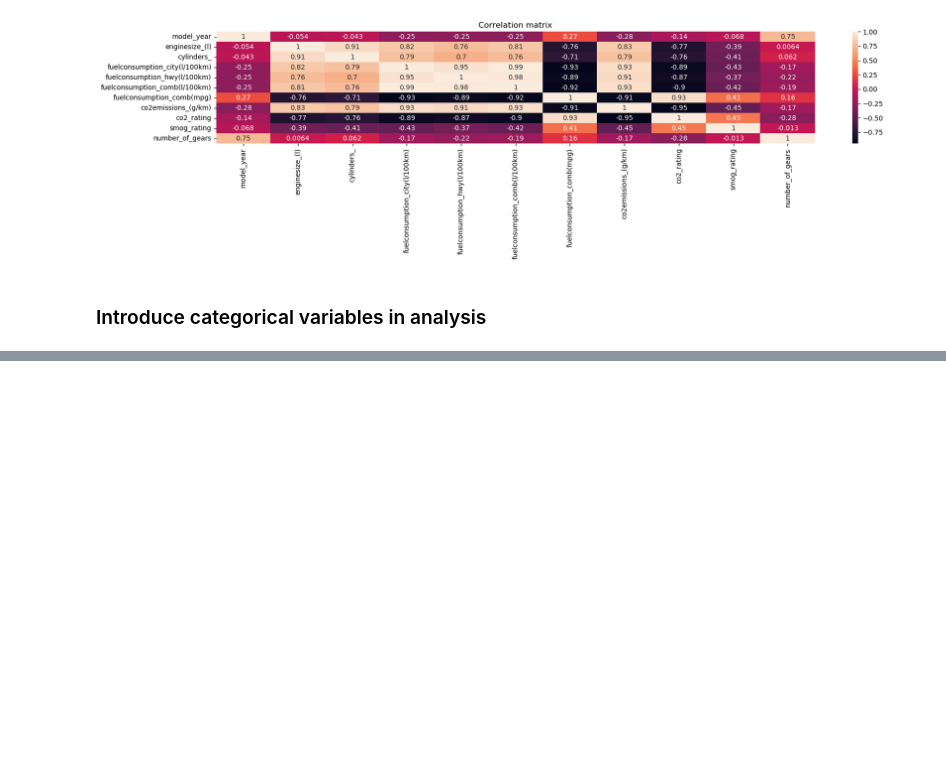
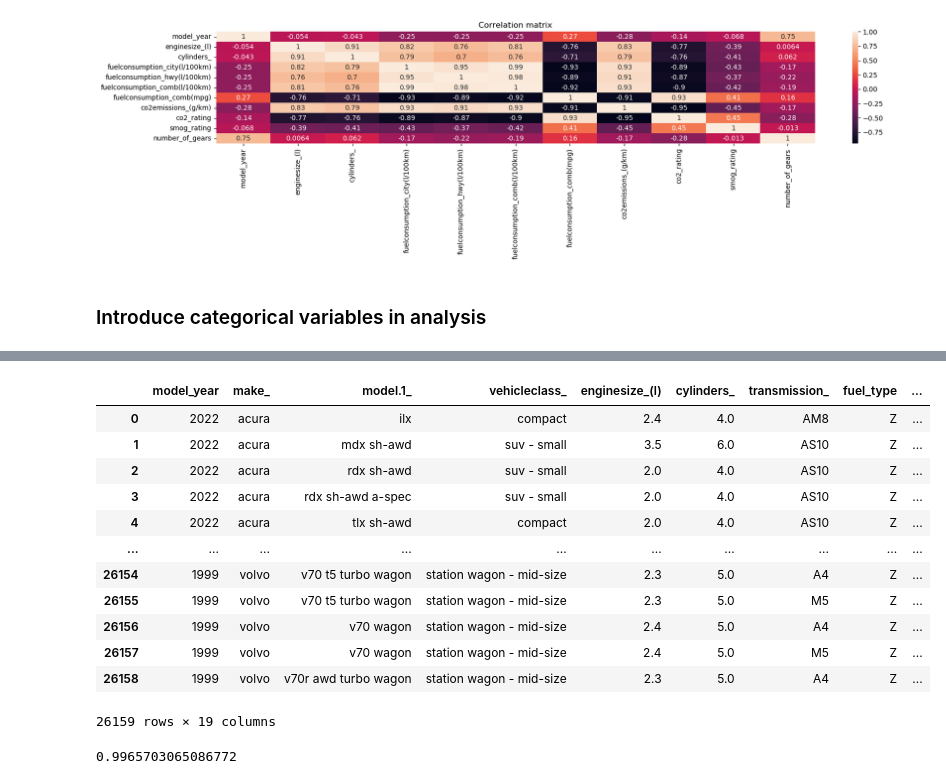
Before and after one commit to lfunderburk/machine-learning-capstone, a Jupyter notebook: notebooks/machine-learning-exploration.ipynb, the cells around one changed output, grey strips where cells are left out. Drawn from its saved outputs; the diff is of its cells as text; code cells hidden in the pictures; blank space fills up the shorter version.

```diff
--- a/notebooks/machine-learning-exploration.ipynb
+++ b/notebooks/machine-learning-exploration.ipynb
@@ -187,0 +242,16 @@ plt.show()
+# %%
+master_df
+# %% [output]
+|  | model_year | make_ | model.1_ | vehicleclass_ | enginesize_(l) | cylinders_ | transmission_ | fuel_type | ... |
+| 0 | 2022 | acura | ilx | compact | 2.4 | 4.0 | AM8 | Z | ... |
+| 1 | 2022 | acura | mdx sh-awd | suv - small | 3.5 | 6.0 | AS10 | Z | ... |
+| 2 | 2022 | acura | rdx sh-awd | suv - small | 2.0 | 4.0 | AS10 | Z | ... |
+| 3 | 2022 | acura | rdx sh-awd a-spec | suv - small | 2.0 | 4.0 | AS10 | Z | ... |
+| 4 | 2022 | acura | tlx sh-awd | compact | 2.0 | 4.0 | AS10 | Z | ... |
+| ... | ... | ... | ... | ... | ... | ... | ... | ... | ... |
+| 26154 | 1999 | volvo | v70 t5 turbo wagon | station wagon - mid-size | 2.3 | 5.0 | A4 | Z | ... |
+| 26155 | 1999 | volvo | v70 t5 turbo wagon | station wagon - mid-size | 2.3 | 5.0 | M5 | Z | ... |
+| 26156 | 1999 | volvo | v70 wagon | station wagon - mid-size | 2.4 | 5.0 | A4 | Z | ... |
+| 26157 | 1999 | volvo | v70 wagon | station wagon - mid-size | 2.4 | 5.0 | M5 | Z | ... |
+| 26158 | 1999 | volvo | v70r awd turbo wagon | station wagon - mid-size | 2.3 | 5.0 | A4 | Z | ... |
+26159 rows × 19 columns
@@ -187,0 +270,4 @@ plt.show()
+# %%
+__lr.score(X_test, y_test)
+# %% [output]
+0.9965703065086772
```
Also changed, not shown: parts of 11 cells of this notebook, 5 other files.
